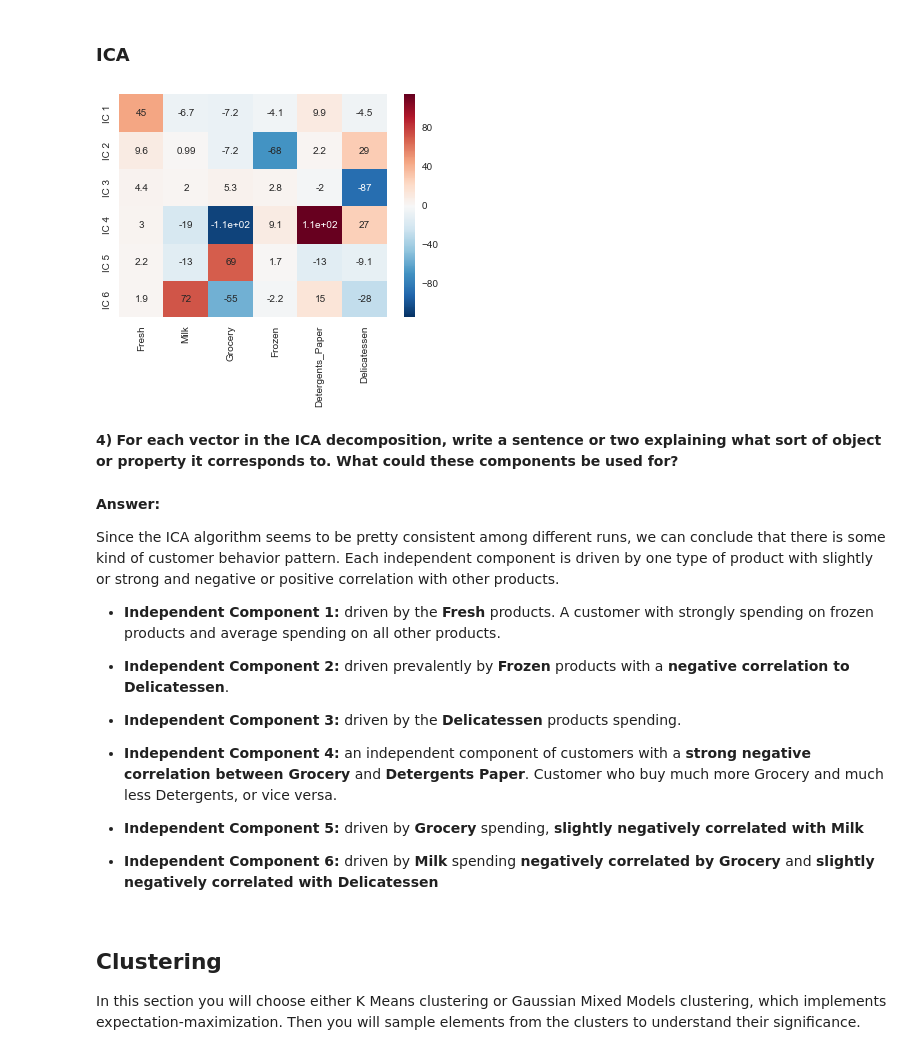
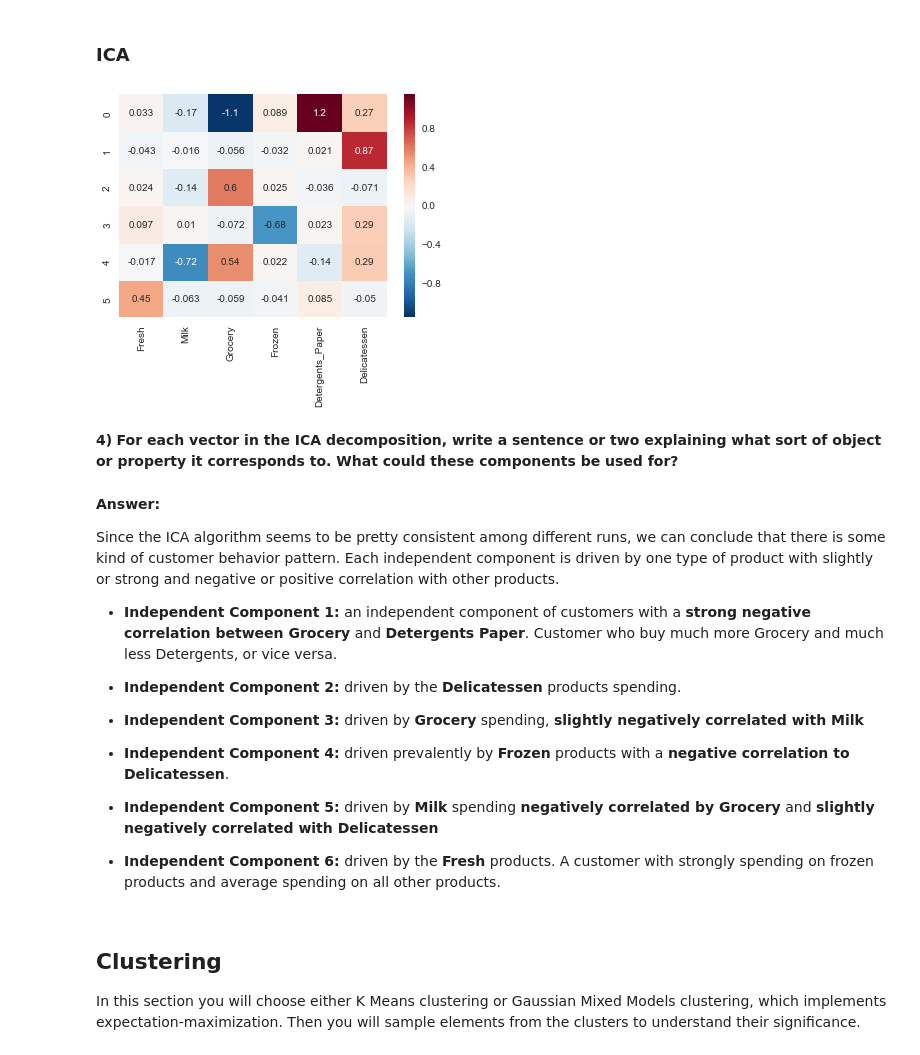
Before and after one commit to irenatrend/Machine_Learning_Engineer_Nanodegree_Udacity, a Jupyter notebook: Project_3_Customer_Segmentation/customer_segments.ipynb, the cells around one changed output. Drawn from its saved outputs; the diff is of its cells as text; code cells hidden in the pictures.

```diff
--- a/Project_3_Customer_Segmentation/customer_segments.ipynb
+++ b/Project_3_Customer_Segmentation/customer_segments.ipynb
@@ -207,28 +196,22 @@ From the analysis above, it seems we can determine our customer segments using j
 # %%
 # TODO: Fit an ICA model to the data
 # Note: Adjust the data to have center at the origin first!
 from sklearn.decomposition import FastICA
 from sklearn.preprocessing import MinMaxScaler
 scaler = MinMaxScaler()
 centered_data = scaler.fit_transform(data)
 
-ica = FastICA()
+ica = FastICA(random_state=1)
 ica.fit_transform(centered_data)
 
 # Print the independent components
 # Sort ICA components by the Fresh feature (changing the Fresh vector to positive) and then sort by Fresh
 # Sorting will help to see that ICA is consistent among different runs
 
-icaResults = pd.DataFrame(ica.components_)
-icaResults.columns = data.columns.values
-icaResults[icaResults["Fresh"] < 0] *= -1.0
-icaResults *= 100. # ica coefficients as % of the scaled features
-icaResults.sort_values(by=['Fresh'], ascending = [0], inplace=True)
-icaResults.index = ["IC 1", "IC 2", "IC 3", "IC 4", "IC 5", "IC 6"]
 
-create_heatmap(icaResults, data.columns)
+create_heatmap(ica.components_, data.columns)
 # %% [output]
-[figure, old version]
+[figure, new version]
 # %% [markdown]
 **4)** **For each vector in the ICA decomposition, write a sentence or two explaining what sort of object or property it corresponds to. What could these components be used for?**
 # %% [markdown]
@@ -237,17 +220,18 @@ create_heatmap(icaResults, data.columns)
 Since the ICA algorithm seems to be pretty consistent among different runs, we can conclude that there is
 some kind of customer behavior pattern. Each independent component is driven by one type of product with slightly or strong and negative or positive correlation with other products.
 
-* **Independent Component 1:** driven by the **Fresh** products. A customer with strongly spending on frozen products and average spending on all other products.
 
-* **Independent Component 2:** driven prevalently by **Frozen** products with a **negative correlation to Delicatessen**.
+* **Independent Component 1:** an independent component of customers with a **strong negative correlation between Grocery** and **Detergents Paper**. Customer who buy much more Grocery and much less Detergents, or vice versa.
 
-* **Independent Component 3:** driven by the **Delicatessen** products spending.
+* **Independent Component 2:** driven by the **Delicatessen** products spending.
 
-* **Independent Component 4:** an independent component of customers with a **strong negative correlation between Grocery** and **Detergents Paper**. Customer who buy much more Grocery and much less Detergents, or vice versa.
+* **Independent Component 3:** driven by **Grocery** spending, **slightly negatively correlated with Milk**
 
-* **Independent Component 5:** driven by **Grocery** spending, **slightly negatively correlated with Milk**
+* **Independent Component 4:** driven prevalently by **Frozen** products with a **negative correlation to Delicatessen**.
 
-* **Independent Component 6:** driven by **Milk** spending **negatively correlated by Grocery** and **slightly negatively correlated with Delicatessen**
+* **Independent Component 5:** driven by **Milk** spending **negatively correlated by Grocery** and **slightly negatively correlated with Delicatessen**
+
+* **Independent Component 6:** driven by the **Fresh** products. A customer with strongly spending on frozen products and average spending on all other products.
 # %% [markdown]
 ## Clustering
 
```
Also changed, not shown: parts of 7 cells of this notebook, 1 other file.
